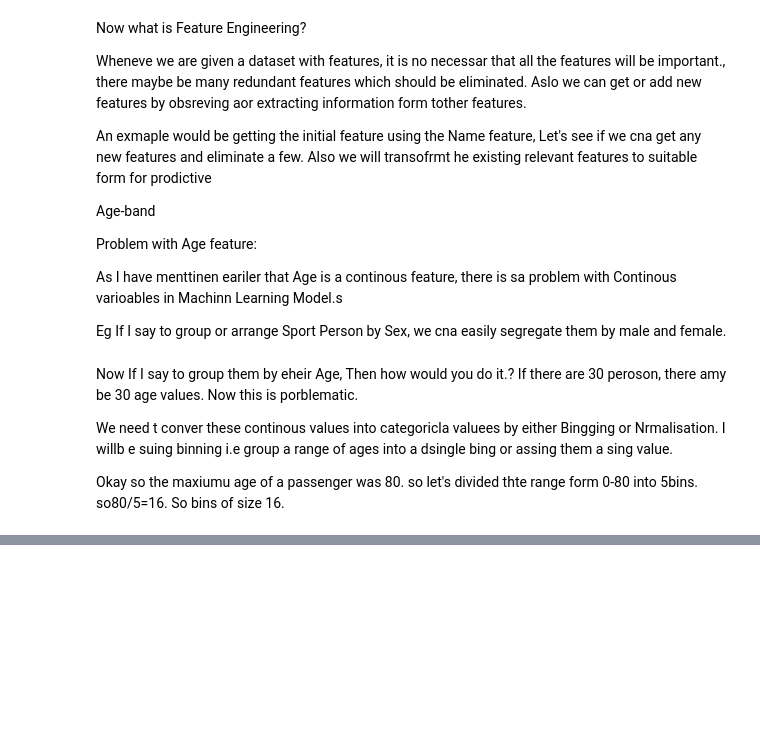
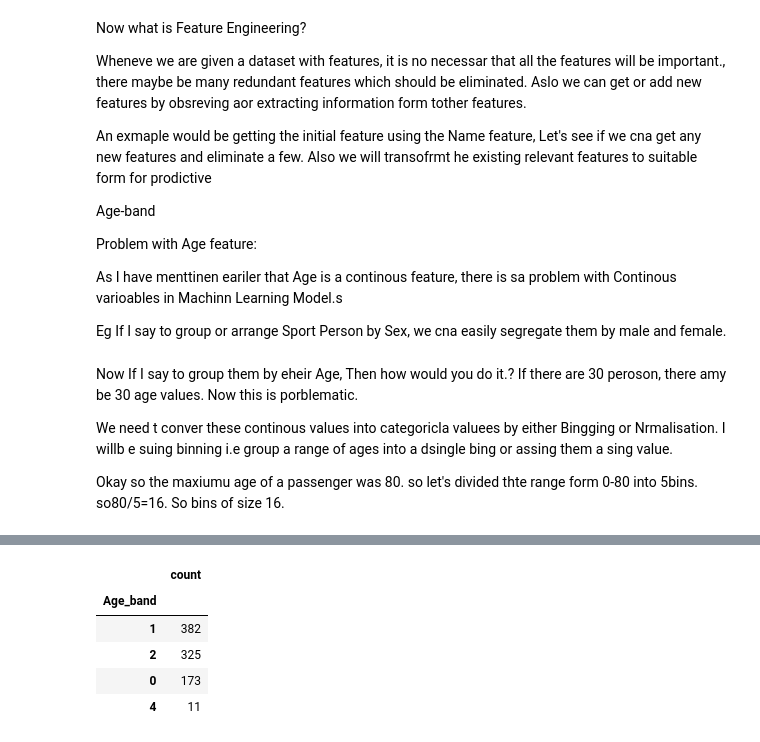
Before and after one commit to Highflying07/Data-Science, a Jupyter notebook: EDA_To_Prediction(DieTanic).ipynb, the cells around one changed output, grey strips where cells are left out. Saved outputs shown, nothing was run; the diff lists cells and outputs as text; code cells hidden in the pictures; blank space fills up the shorter version.

```diff
--- a/EDA_To_Prediction(DieTanic).ipynb
+++ b/EDA_To_Prediction(DieTanic).ipynb
@@ -642,0 +644,10 @@ df.loc
+# %%
+df['Age_band'].value_counts().to_frame()
+# .style.background_gradient(cmap='summer')
+# %% [output]
+|  | count |
+| Age_band |  |
+| 1 | 382 |
+| 2 | 325 |
+| 0 | 173 |
+| 4 | 11 |
```
Also changed, not shown: parts of 20 cells of this notebook.
